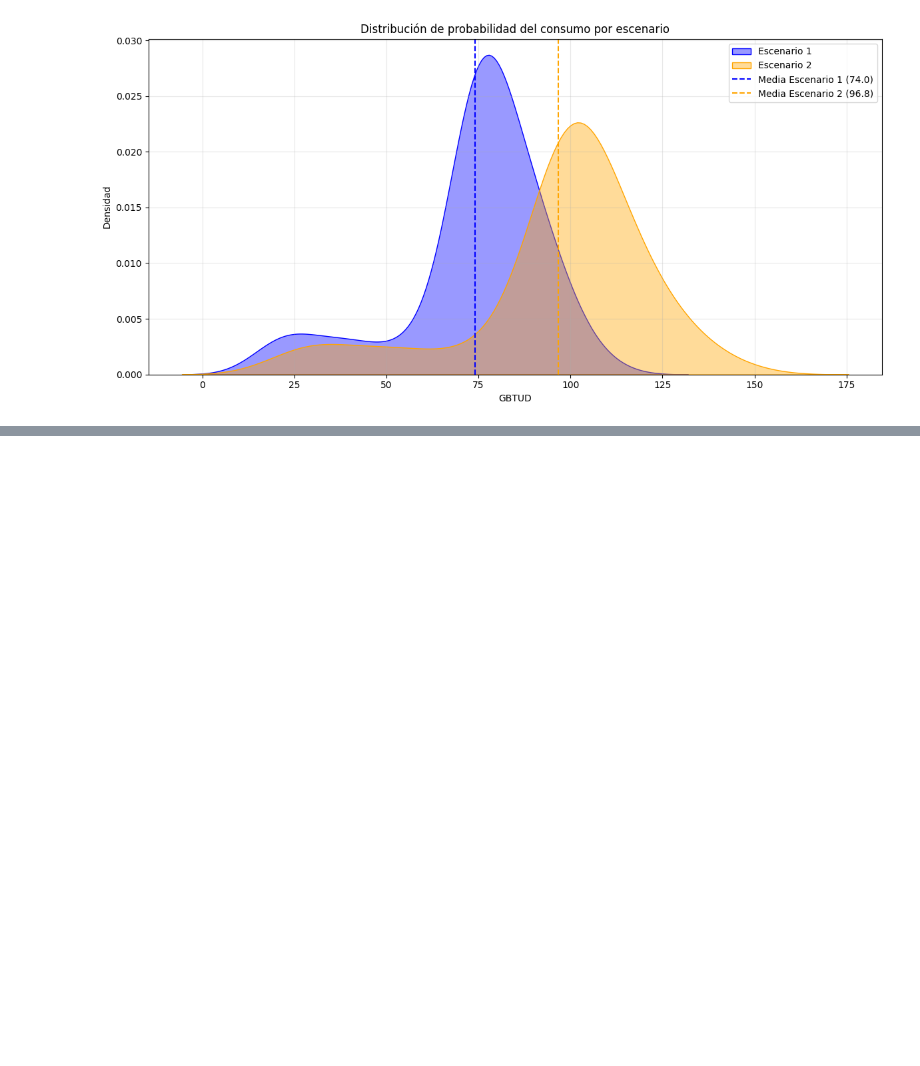
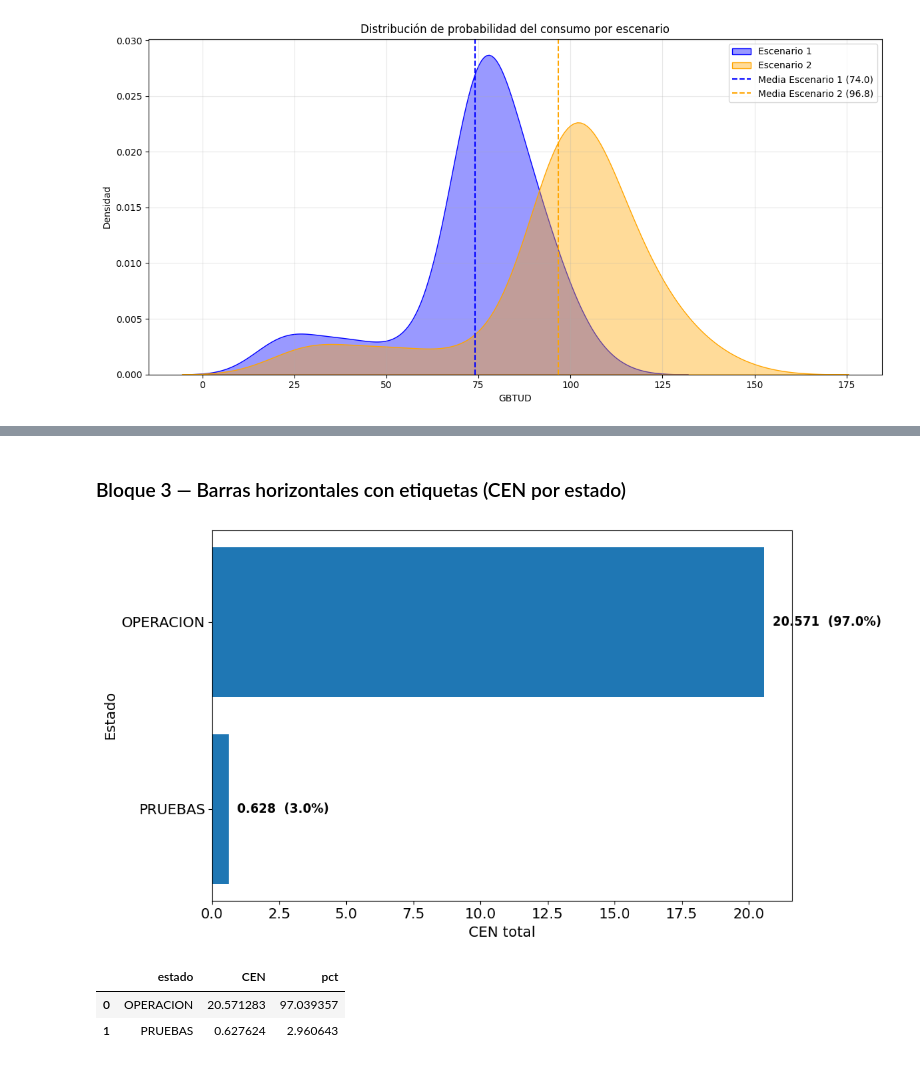
Before and after one commit to EdwarARL23/ScriptsPython, a Jupyter notebook: Graficas.ipynb, the cells around one changed output, grey strips where cells are left out. Saved outputs shown, nothing was run; the diff lists cells and outputs as text; code cells hidden in the pictures; blank space fills up the shorter version.

```diff
--- a/Graficas.ipynb
+++ b/Graficas.ipynb
@@ -71,0 +293,49 @@ plt.show()
+# %% [markdown]
+### Bloque 3 — Barras horizontales con etiquetas (CEN por estado)
+# %%
+import matplotlib.pyplot as plt
+import matplotlib as mpl
+
+mpl.rcParams.update({
+    "font.size": 14,
+    "font.family": "sans-serif",
+    "axes.titlesize": 20,
+    "axes.titleweight": "bold"
+})
+
+cen_por_estado = (
+    df.groupby("estado", as_index=False)["CEN"].sum()
+      .sort_values("CEN", ascending=True)
+)
+
+total = cen_por_estado["CEN"].sum()
+cen_por_estado["pct"] = 100 * cen_por_estado["CEN"] / total
+
+fig, ax = plt.subplots(figsize=(11, 6))
+ax.barh(cen_por_estado["estado"], cen_por_estado["CEN"])
+
+# Título opcional (si lo quieres, descomenta)
+# ax.set_title("CEN por estado", pad=12)
+
+ax.set_xlabel("CEN total")
+ax.set_ylabel("Estado")
+
+# Etiquetas de valor + porcentaje
+for i, (val, pct) in enumerate(zip(cen_por_estado["CEN"], cen_por_estado["pct"])):
+    ax.text(
+        val, i,
+        f"  {val:,.3f}  ({pct:.1f}%)",
+        va="center",
+        fontsize=12,
+        fontweight="bold"
+    )
+
+plt.tight_layout()
+plt.show()
+
+cen_por_estado.sort_values("CEN", ascending=False)
+# %% [output]
+[figure, added]
+|  | estado | CEN | pct |
+| 0 | OPERACION | 20.571283 | 97.039357 |
+| 1 | PRUEBAS | 0.627624 | 2.960643 |
```
Also changed, not shown: parts of 19 cells of this notebook, 26 other files.
